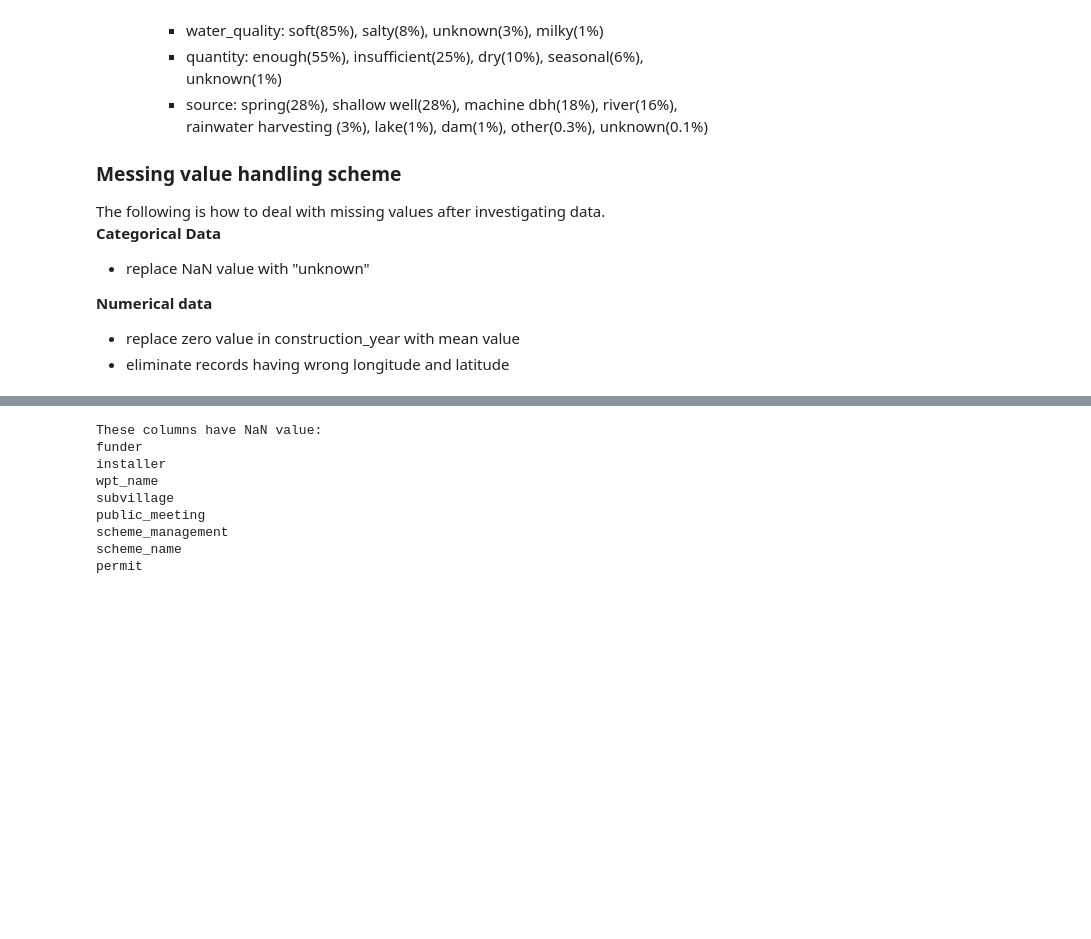
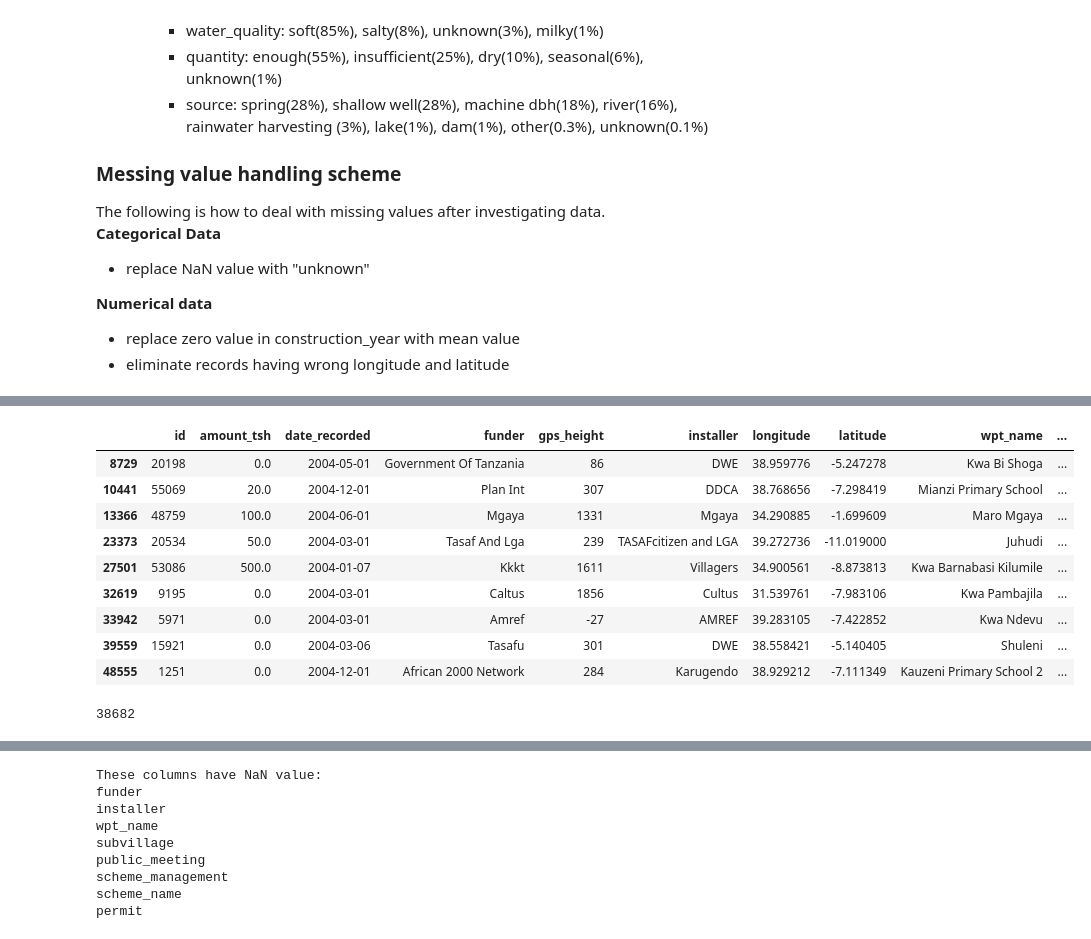
Before and after one commit to floranuta/Data_Circle, a Jupyter notebook: notebooks/data_clearning.ipynb, the cells around one changed output, grey strips where cells are left out. Drawn from its saved outputs; the diff is of its cells as text; code cells hidden in the pictures; blank space fills up the shorter version.

```diff
--- a/notebooks/data_clearning.ipynb
+++ b/notebooks/data_clearning.ipynb
@@ -52,0 +78,22 @@ train_label = pd.read_csv("../data/training_set_labels.csv")
+# %%
+# extract year from date_recorded
+train_data["year_recorded"] = pd.DatetimeIndex(train_data["date_recorded"]).year
+train_data["diff_year"] = train_data["year_recorded"] - train_data["construction_year"]
+train_data.loc[train_data["diff_year"]<0]
+# %% [output]
+|  | id | amount_tsh | date_recorded | funder | gps_height | installer | longitude | latitude | wpt_name | ... |
+| 8729 | 20198 | 0.0 | 2004-05-01 | Government Of Tanzania | 86 | DWE | 38.959776 | -5.247278 | Kwa Bi Shoga | ... |
+| 10441 | 55069 | 20.0 | 2004-12-01 | Plan Int | 307 | DDCA | 38.768656 | -7.298419 | Mianzi Primary School | ... |
+| 13366 | 48759 | 100.0 | 2004-06-01 | Mgaya | 1331 | Mgaya | 34.290885 | -1.699609 | Maro Mgaya | ... |
+| 23373 | 20534 | 50.0 | 2004-03-01 | Tasaf And Lga | 239 | TASAFcitizen and LGA | 39.272736 | -11.019000 | Juhudi | ... |
+| 27501 | 53086 | 500.0 | 2004-01-07 | Kkkt | 1611 | Villagers | 34.900561 | -8.873813 | Kwa Barnabasi Kilumile | ... |
+| 32619 | 9195 | 0.0 | 2004-03-01 | Caltus | 1856 | Cultus | 31.539761 | -7.983106 | Kwa Pambajila | ... |
+| 33942 | 5971 | 0.0 | 2004-03-01 | Amref | -27 | AMREF | 39.283105 | -7.422852 | Kwa Ndevu | ... |
+| 39559 | 15921 | 0.0 | 2004-03-06 | Tasafu | 301 | DWE | 38.558421 | -5.140405 | Shuleni | ... |
+| 48555 | 1251 | 0.0 | 2004-12-01 | African 2000 Network | 284 | Karugendo | 38.929212 | -7.111349 | Kauzeni Primary School 2 | ... |
+# %%
+cleaned_df = train_data[(train_data["diff_year"] >= 0) &
+                         (train_data["construction_year"]!=0)]
+len(cleaned_df)
+# %% [output]
+38682
```
Also changed, not shown: parts of 9 cells of this notebook.
